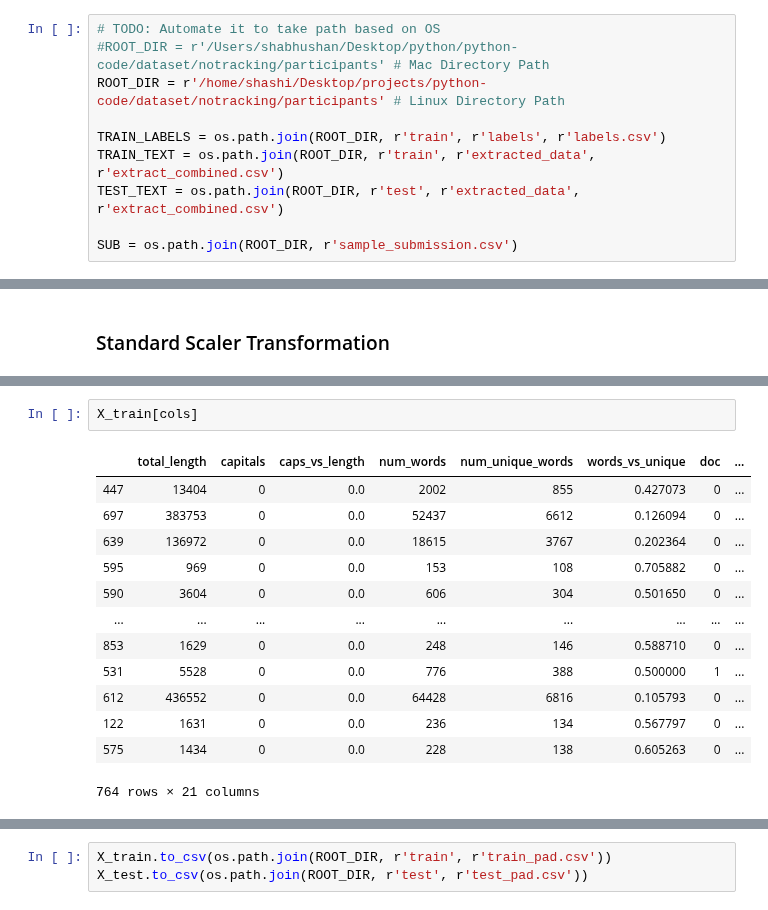
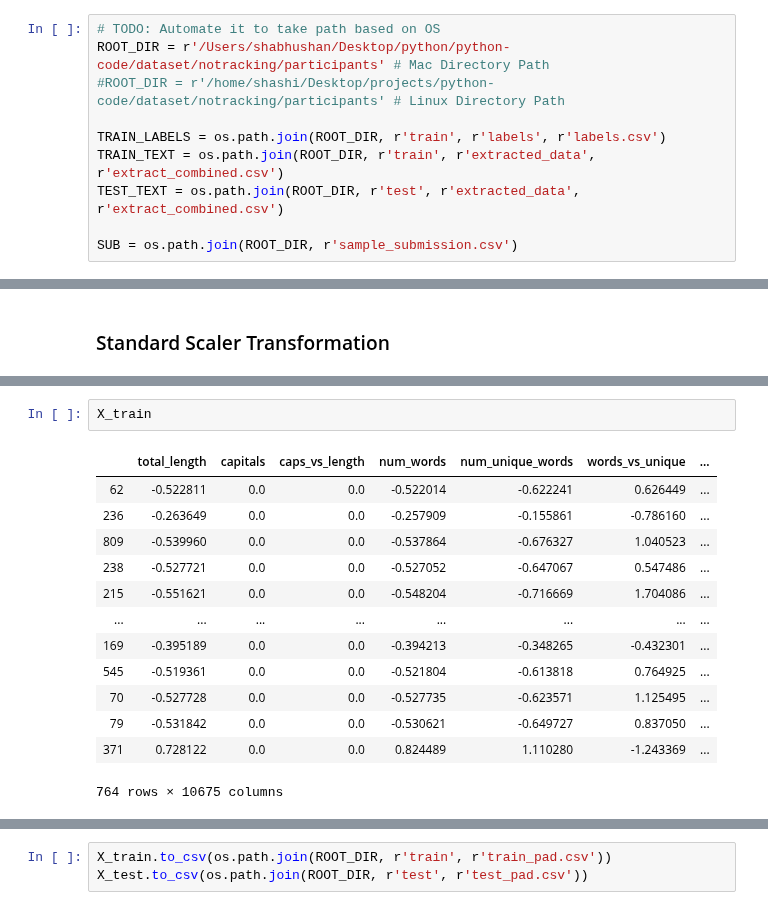
Before and after one commit to Shashi-Bhushan/python-code, a Jupyter notebook: kaggle/fitara-Copy1.ipynb, the cells around one changed output, grey strips where cells are left out. Cells and saved outputs as stored; diff of their text form.

```diff
--- a/kaggle/fitara-Copy1.ipynb
+++ b/kaggle/fitara-Copy1.ipynb
@@ -111,8 +109,8 @@ train_run = True
 Create Training and Testing Data Frames
 # %%
 # TODO: Automate it to take path based on OS
-#ROOT_DIR = r'/Users/shabhushan/Desktop/python/python-code/dataset/notracking/participants' # Mac Directory Path
-ROOT_DIR = r'/home/shashi/Desktop/projects/python-code/dataset/notracking/participants' # Linux Directory Path
+ROOT_DIR = r'/Users/shabhushan/Desktop/python/python-code/dataset/notracking/participants' # Mac Directory Path
+#ROOT_DIR = r'/home/shashi/Desktop/projects/python-code/dataset/notracking/participants' # Linux Directory Path
 
 TRAIN_LABELS = os.path.join(ROOT_DIR, r'train', r'labels', r'labels.csv')
 TRAIN_TEXT = os.path.join(ROOT_DIR, r'train', r'extracted_data', r'extract_combined.csv')
@@ -521,19 +504,19 @@ array([[-0.45147028,  0.        ,  0.        , ..., -0.55113906,
 # %%
-X_train[cols]
+X_train
 # %% [output]
-|  | total_length | capitals | caps_vs_length | num_words | num_unique_words | words_vs_unique | doc | ... |
-| 447 | 13404 | 0 | 0.0 | 2002 | 855 | 0.427073 | 0 | ... |
-| 697 | 383753 | 0 | 0.0 | 52437 | 6612 | 0.126094 | 0 | ... |
-| 639 | 136972 | 0 | 0.0 | 18615 | 3767 | 0.202364 | 0 | ... |
-| 595 | 969 | 0 | 0.0 | 153 | 108 | 0.705882 | 0 | ... |
-| 590 | 3604 | 0 | 0.0 | 606 | 304 | 0.501650 | 0 | ... |
-| ... | ... | ... | ... | ... | ... | ... | ... | ... |
-| 853 | 1629 | 0 | 0.0 | 248 | 146 | 0.588710 | 0 | ... |
-| 531 | 5528 | 0 | 0.0 | 776 | 388 | 0.500000 | 1 | ... |
-| 612 | 436552 | 0 | 0.0 | 64428 | 6816 | 0.105793 | 0 | ... |
-| 122 | 1631 | 0 | 0.0 | 236 | 134 | 0.567797 | 0 | ... |
-| 575 | 1434 | 0 | 0.0 | 228 | 138 | 0.605263 | 0 | ... |
+|  | total_length | capitals | caps_vs_length | num_words | num_unique_words | words_vs_unique | ... |
+| 62 | -0.522811 | 0.0 | 0.0 | -0.522014 | -0.622241 | 0.626449 | ... |
+| 236 | -0.263649 | 0.0 | 0.0 | -0.257909 | -0.155861 | -0.786160 | ... |
+| 809 | -0.539960 | 0.0 | 0.0 | -0.537864 | -0.676327 | 1.040523 | ... |
+| 238 | -0.527721 | 0.0 | 0.0 | -0.527052 | -0.647067 | 0.547486 | ... |
+| 215 | -0.551621 | 0.0 | 0.0 | -0.548204 | -0.716669 | 1.704086 | ... |
+| ... | ... | ... | ... | ... | ... | ... | ... |
+| 169 | -0.395189 | 0.0 | 0.0 | -0.394213 | -0.348265 | -0.432301 | ... |
+| 545 | -0.519361 | 0.0 | 0.0 | -0.521804 | -0.613818 | 0.764925 | ... |
+| 70 | -0.527728 | 0.0 | 0.0 | -0.527735 | -0.623571 | 1.125495 | ... |
+| 79 | -0.531842 | 0.0 | 0.0 | -0.530621 | -0.649727 | 0.837050 | ... |
+| 371 | 0.728122 | 0.0 | 0.0 | 0.824489 | 1.110280 | -1.243369 | ... |
-764 rows × 21 columns
+764 rows × 10675 columns
 # %%
 # Scale the columns
 scaler = StandardScaler()
```
Also changed, not shown: parts of 19 cells of this notebook, 1 other file.
